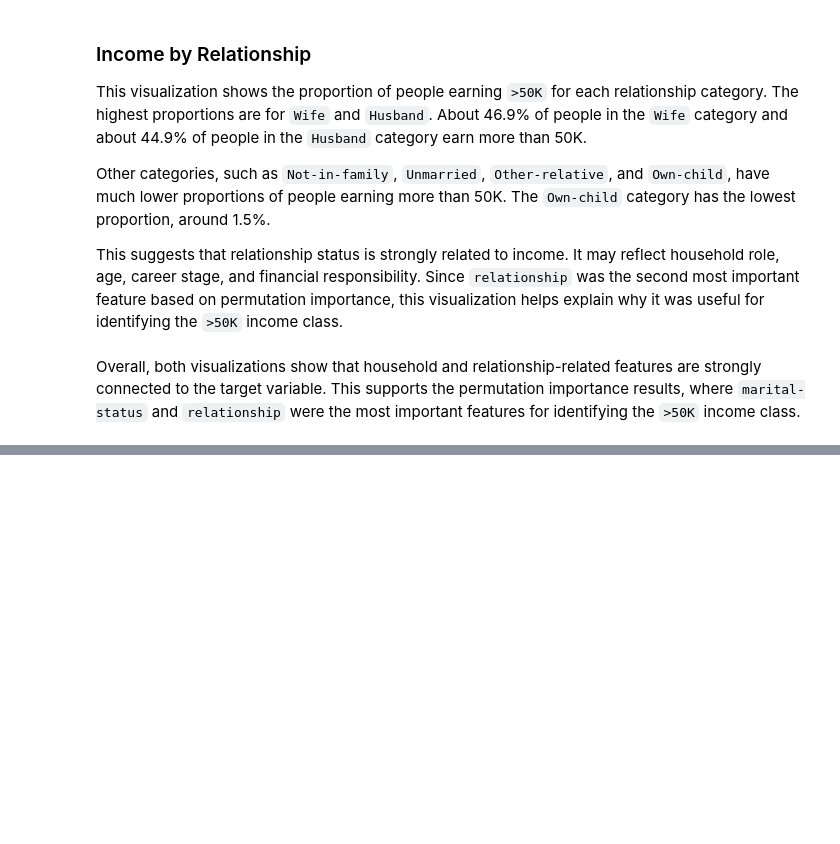
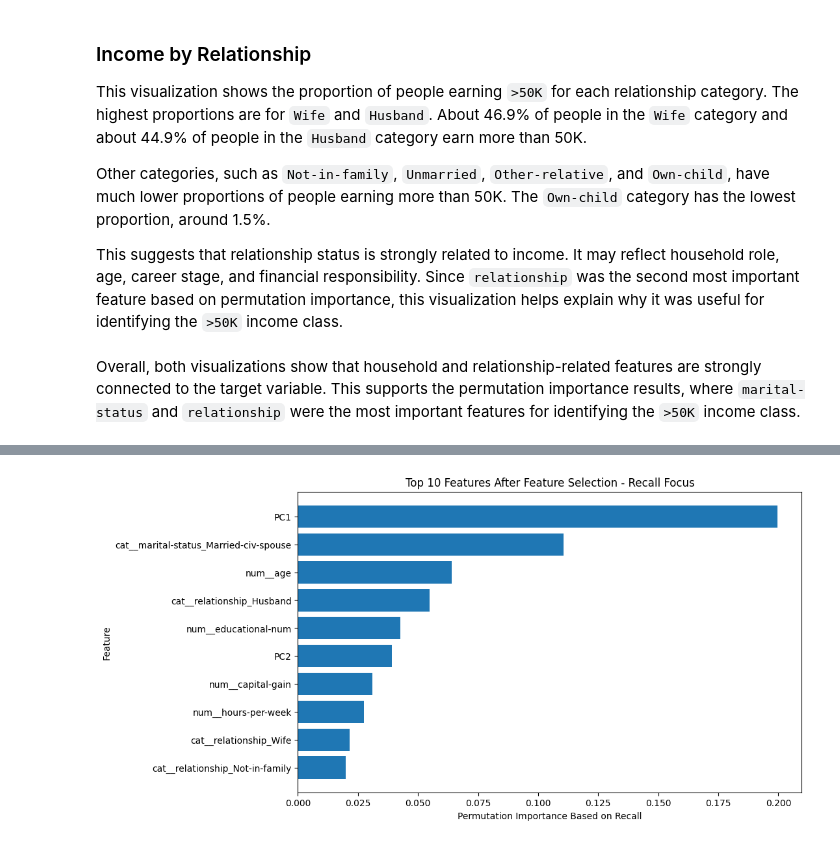
Before and after one commit to majdsabha/Project-2, a Jupyter notebook: Project_2_prat_1.ipynb, the cells around one changed output, grey strips where cells are left out. Cells and saved outputs as stored; diff of their text form; code cells hidden in the pictures; blank space fills up the shorter version.

```diff
--- a/Project_2_prat_1.ipynb
+++ b/Project_2_prat_1.ipynb
@@ -643,0 +997,15 @@ Overall, both visualizations show that household and relationship-related featur
+# %%
+# Get feature names after preprocessing
+
+processed_feature_names = fe_preprocessor.get_feature_names_out()
+
+# Add PCA feature names
+pca_feature_names = ['PC1', 'PC2', 'PC3']
+
+# Combine original processed feature names with PCA feature names
+engineered_feature_names = list(processed_feature_names) + pca_feature_names
+
+# Get only selected feature names
+selected_feature_names = pd.Series(engineered_feature_names)[selector.get_support()]
+
+selected_feature_names.head()
@@ -643,0 +1020,15 @@ Overall, both visualizations show that household and relationship-related featur
+# %%
+# Create dataframe for permutation importance results
+
+selected_importance_df = pd.DataFrame({
+    'feature': selected_feature_names.values,
+    'importance': selected_perm_importance.importances_mean
+})
+
+# Sort and get top 10
+selected_top_10_features = selected_importance_df.sort_values(
+    by='importance',
+    ascending=False
+).head(10)
+
+selected_top_10_features
@@ -643,0 +1047,16 @@ Overall, both visualizations show that household and relationship-related featur
+# %%
+# Plot top 10 features after feature selection
+
+plt.figure(figsize=(10, 6))
+plt.barh(
+    selected_top_10_features['feature'],
+    selected_top_10_features['importance']
+)
+
+plt.xlabel('Permutation Importance Based on Recall')
+plt.ylabel('Feature')
+plt.title('Top 10 Features After Feature Selection - Recall Focus')
+plt.gca().invert_yaxis()
+plt.show()
+# %% [output]
+[figure, added]
```
Also changed, not shown: parts of 25 cells of this notebook.
